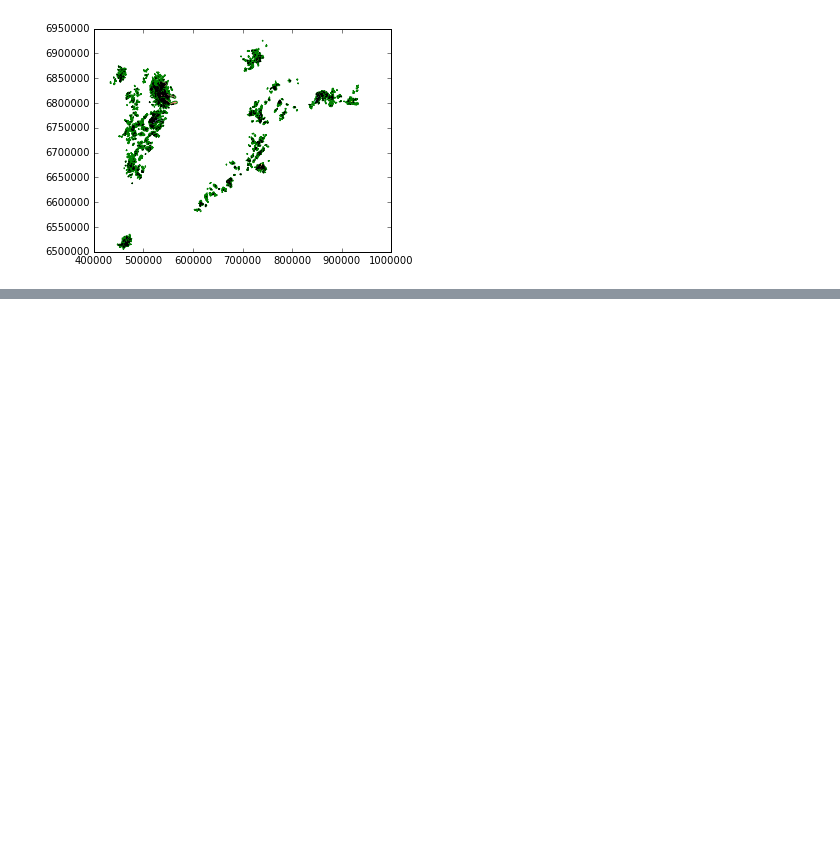
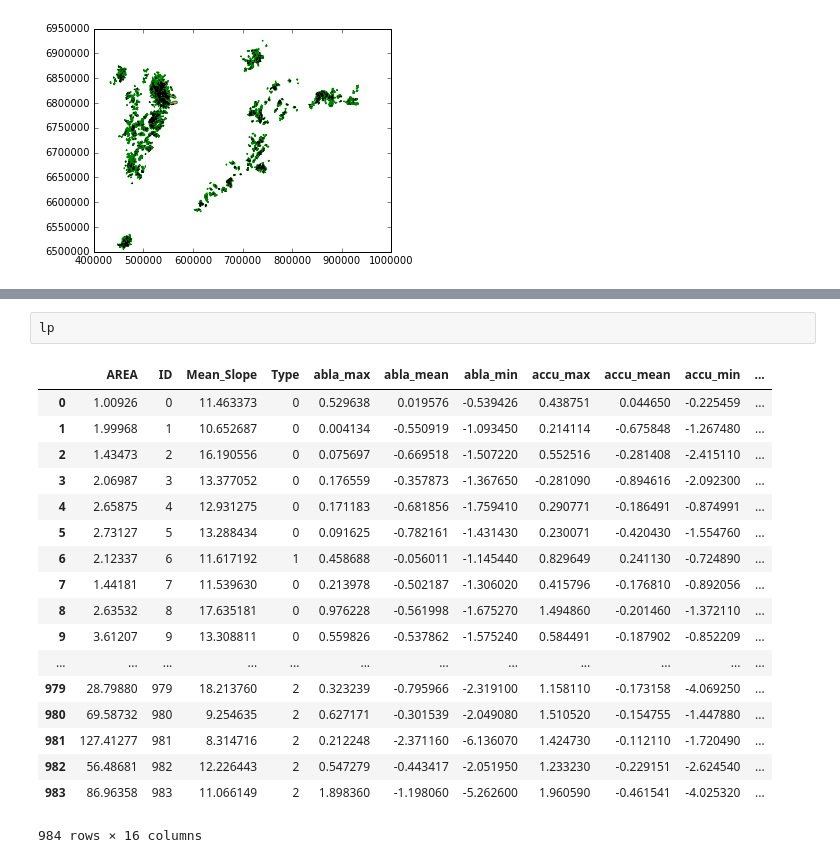
Before and after one commit to JohannesUIBK/glaciers-cci5, a Jupyter notebook: glaciers_cci5/Merge_LeBris_Paul_FoG.ipynb, the cells around one changed output, grey strips where cells are left out. Drawn from its saved outputs; the diff is of its cells as text; blank space fills up the shorter version.

```diff
--- a/glaciers_cci5/Merge_LeBris_Paul_FoG.ipynb
+++ b/glaciers_cci5/Merge_LeBris_Paul_FoG.ipynb
@@ -151,0 +381,21 @@ check_closely.plot()
+# %%
+lp
+# %% [output]
+|  | AREA | ID | Mean_Slope | Type | abla_max | abla_mean | abla_min | accu_max | accu_mean | accu_min | ... |
+| 0 | 1.00926 | 0 | 11.463373 | 0 | 0.529638 | 0.019576 | -0.539426 | 0.438751 | 0.044650 | -0.225459 | ... |
+| 1 | 1.99968 | 1 | 10.652687 | 0 | 0.004134 | -0.550919 | -1.093450 | 0.214114 | -0.675848 | -1.267480 | ... |
+| 2 | 1.43473 | 2 | 16.190556 | 0 | 0.075697 | -0.669518 | -1.507220 | 0.552516 | -0.281408 | -2.415110 | ... |
+| 3 | 2.06987 | 3 | 13.377052 | 0 | 0.176559 | -0.357873 | -1.367650 | -0.281090 | -0.894616 | -2.092300 | ... |
+| 4 | 2.65875 | 4 | 12.931275 | 0 | 0.171183 | -0.681856 | -1.759410 | 0.290771 | -0.186491 | -0.874991 | ... |
+| 5 | 2.73127 | 5 | 13.288434 | 0 | 0.091625 | -0.782161 | -1.431430 | 0.230071 | -0.420430 | -1.554760 | ... |
+| 6 | 2.12337 | 6 | 11.617192 | 1 | 0.458688 | -0.056011 | -1.145440 | 0.829649 | 0.241130 | -0.724890 | ... |
+| 7 | 1.44181 | 7 | 11.539630 | 0 | 0.213978 | -0.502187 | -1.306020 | 0.415796 | -0.176810 | -0.892056 | ... |
+| 8 | 2.63532 | 8 | 17.635181 | 0 | 0.976228 | -0.561998 | -1.675270 | 1.494860 | -0.201460 | -1.372110 | ... |
+| 9 | 3.61207 | 9 | 13.308811 | 0 | 0.559826 | -0.537862 | -1.575240 | 0.584491 | -0.187902 | -0.852209 | ... |
+| ... | ... | ... | ... | ... | ... | ... | ... | ... | ... | ... | ... |
+| 979 | 28.79880 | 979 | 18.213760 | 2 | 0.323239 | -0.795966 | -2.319100 | 1.158110 | -0.173158 | -4.069250 | ... |
+| 980 | 69.58732 | 980 | 9.254635 | 2 | 0.627171 | -0.301539 | -2.049080 | 1.510520 | -0.154755 | -1.447880 | ... |
+| 981 | 127.41277 | 981 | 8.314716 | 2 | 0.212248 | -2.371160 | -6.136070 | 1.424730 | -0.112110 | -1.720490 | ... |
+| 982 | 56.48681 | 982 | 12.226443 | 2 | 0.547279 | -0.443417 | -2.051950 | 1.233230 | -0.229151 | -2.624540 | ... |
+| 983 | 86.96358 | 983 | 11.066149 | 2 | 1.898360 | -1.198060 | -5.262600 | 1.960590 | -0.461541 | -4.025320 | ... |
+984 rows × 16 columns
```
Also changed, not shown: parts of 15 cells of this notebook.
